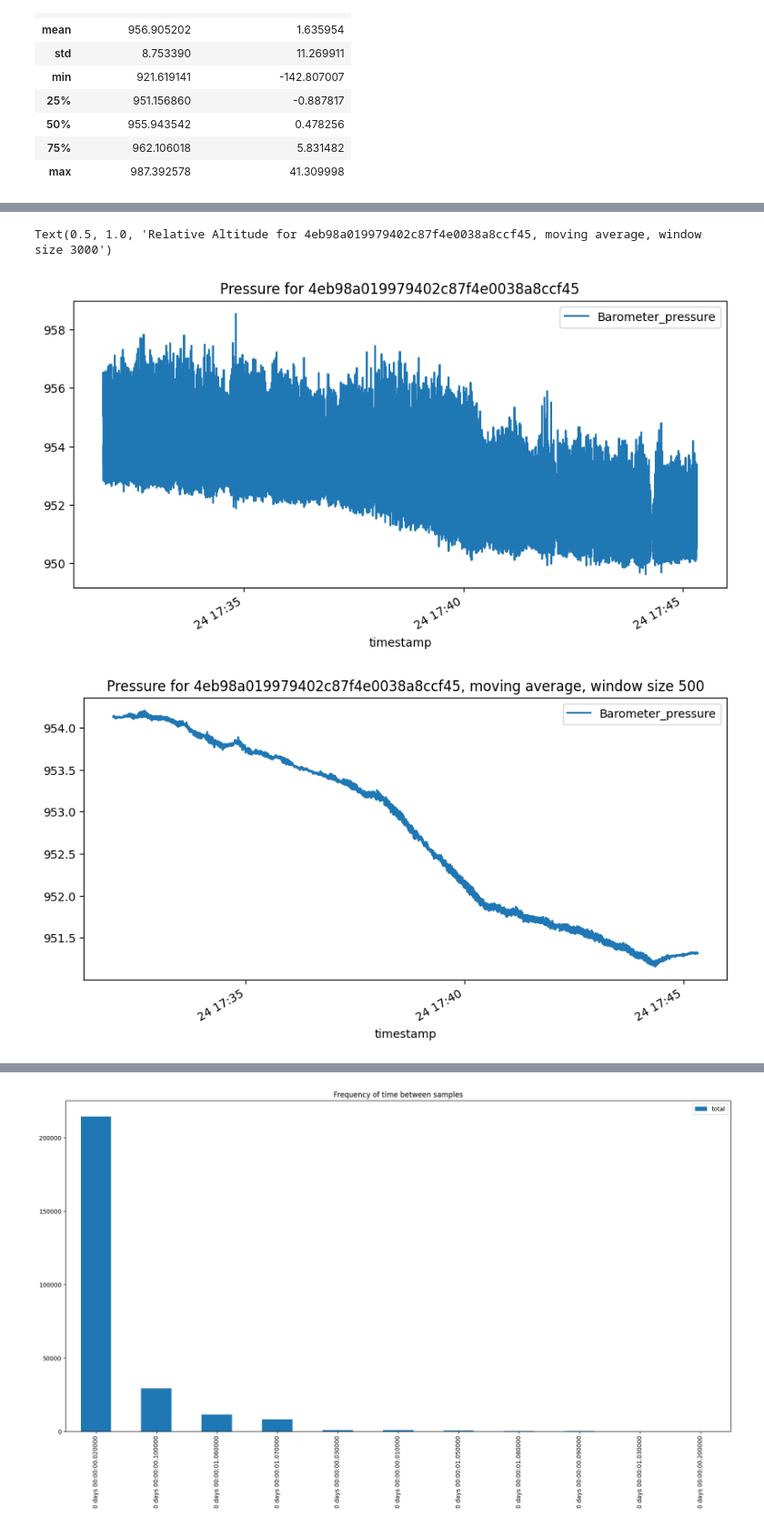
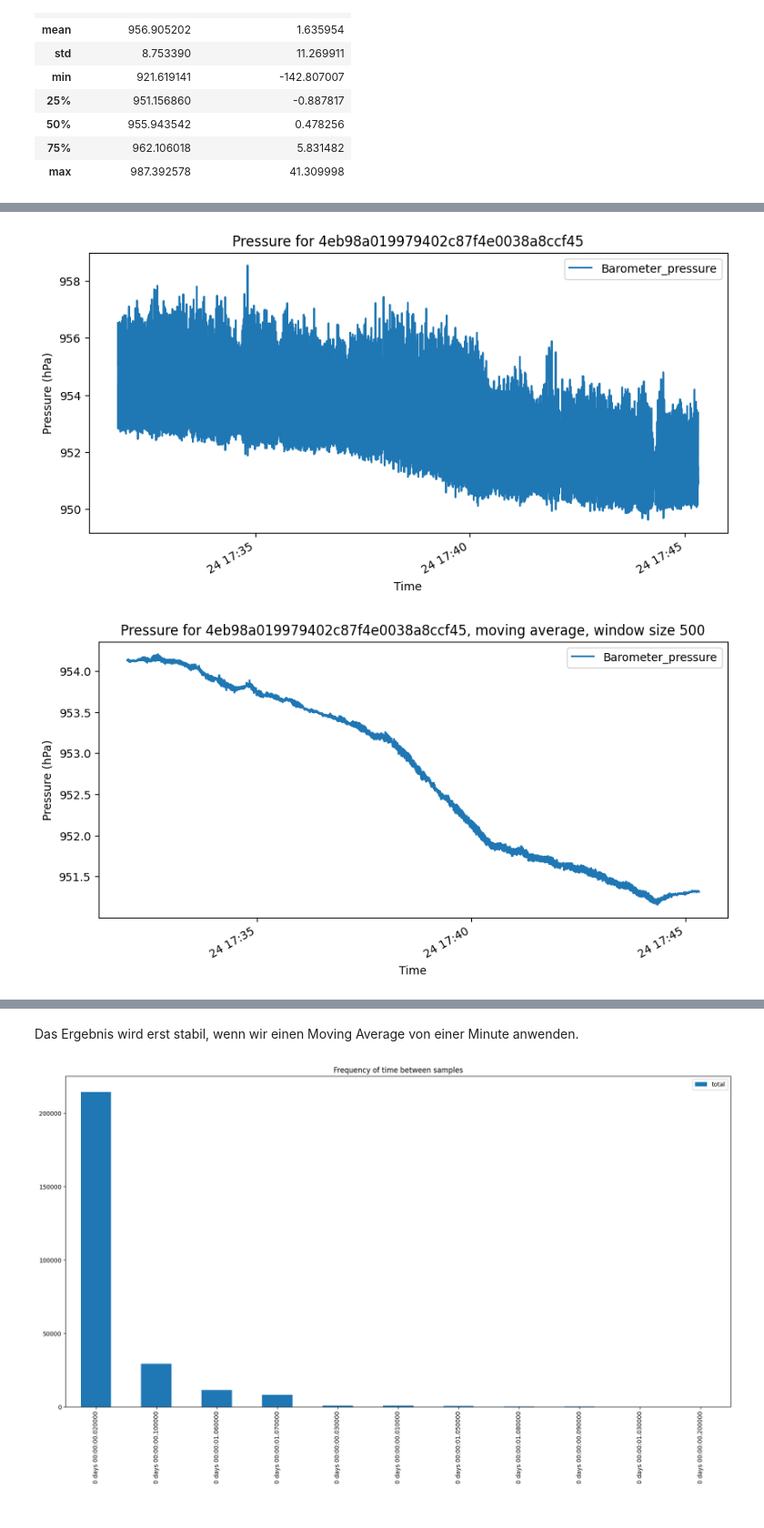
Before and after one commit to Sensor-Based-Activity-Recognition/explorative-data-analysis, a Jupyter notebook: barometer.ipynb, the cells around one changed output, grey strips where cells are left out. Shown at 91% size. Saved outputs shown, nothing was run; the diff lists cells and outputs as text; code cells hidden in the pictures.

```diff
--- a/barometer.ipynb
+++ b/barometer.ipynb
@@ -103,22 +121,38 @@ for i, person in enumerate(people):
 # %%
 # visualize the data of the first hash
 hash = df['hash'].unique()[0]
 df[df['hash'] == hash].plot(y=['Barometer_pressure'], figsize=(10, 5))
 plt.title(f"Pressure for {hash}")
+plt.ylabel('Pressure (hPa)')
+plt.xlabel('Time')
+plt.show()
 # add a moving average
 df[df['hash'] == hash].rolling(500).mean().plot(y=['Barometer_pressure'], figsize=(10, 5))
 plt.title(f"Pressure for {hash}, moving average, window size 500")
+plt.ylabel('Pressure (hPa)')
+plt.xlabel('Time')
+plt.show()
 df[df['hash'] == hash].rolling(3000).mean().plot(y=['Barometer_pressure'], figsize=(10, 5))
 plt.title(f"Pressure for {hash}, moving average, window size 3000")
-
+plt.ylabel('Pressure (hPa)')
+plt.xlabel('Time')
+plt.show()
 
 df[df['hash'] == hash].plot(y=['Barometer_relativeAltitude'], figsize=(10, 5))
 plt.title(f"Relative Altitude for {hash}")
+plt.ylabel('Relative Altitude (m)')
+plt.xlabel('Time')
+plt.show()
 df[df['hash'] == hash].rolling(500).mean().plot(y=['Barometer_relativeAltitude'], figsize=(10, 5))
 plt.title(f"Relative Altitude for {hash}, moving average, window size 500")
+plt.ylabel('Relative Altitude (m)')
+plt.xlabel('Time')
+plt.show()
 df[df['hash'] == hash].rolling(3000).mean().plot(y=['Barometer_relativeAltitude'], figsize=(10, 5))
 plt.title(f"Relative Altitude for {hash}, moving average, window size 3000")
+plt.ylabel('Relative Altitude (m)')
+plt.xlabel('Time')
+plt.show()
 # %% [output]
-Text(0.5, 1.0, 'Relative Altitude for 4eb98a019979402c87f4e0038a8ccf45, moving average, window size 3000')
-[figure, old version]
+[figure, new version]
-[figure, old version]
+[figure, new version]
@@ -129,3 +163,5 @@ Text(0.5, 1.0, 'Relative Altitude for 4eb98a019979402c87f4e0038a8ccf45, moving a
+# %% [markdown]
+Das Ergebnis wird erst stabil, wenn wir einen Moving Average von einer Minute anwenden.
 # %%
 # create individual dataframes for each hash
 dfs_by_hash = {}
```
Also changed, not shown: parts of 5 cells of this notebook, 1 other file.
